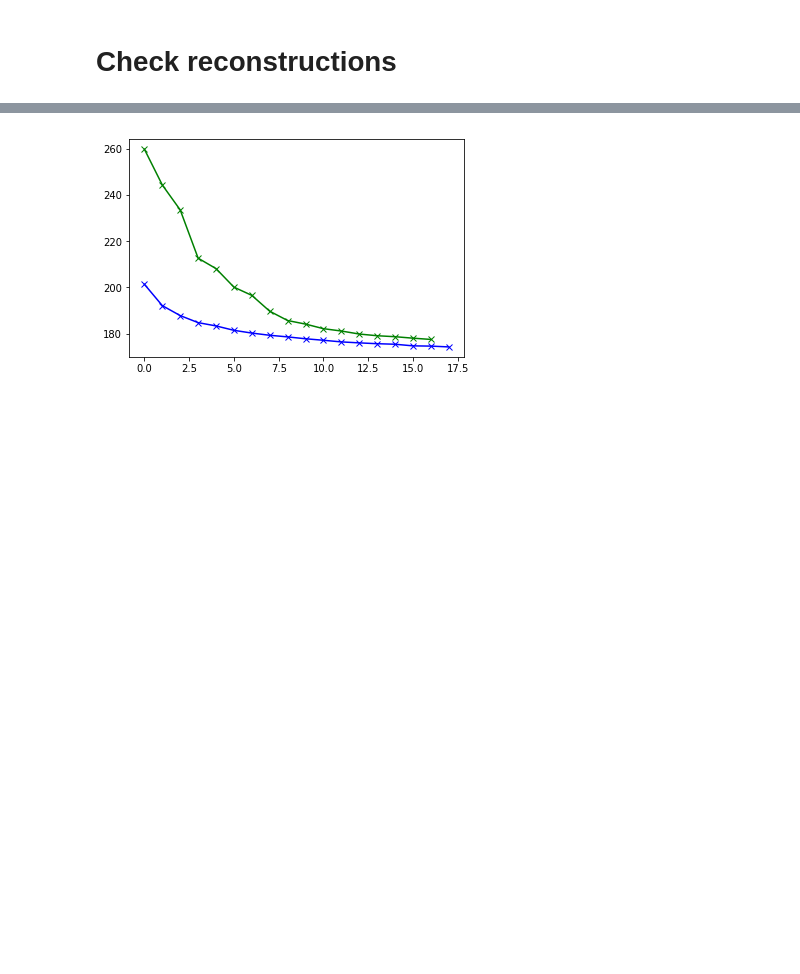
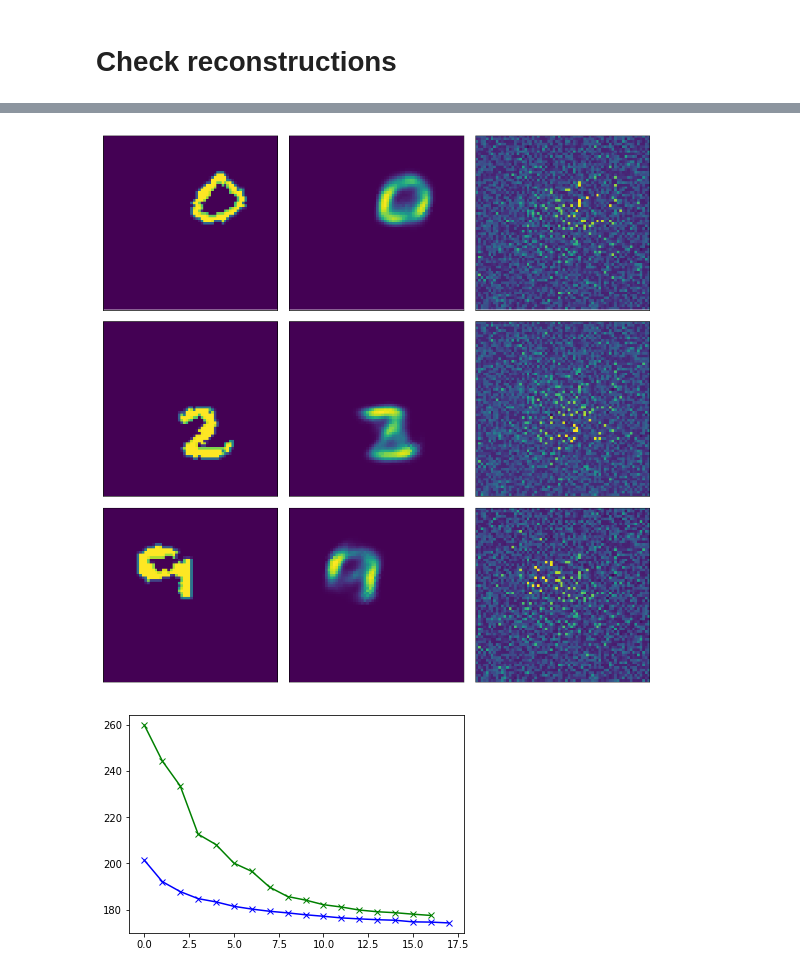
Before and after one commit to Runjing-Liu120/RaoBlackwellizedSGD, a Jupyter notebook: experiments/moving_mnist/MovingMnist_results.ipynb, the cells around one changed output, grey strips where cells are left out. Saved outputs shown, nothing was run; the diff lists cells and outputs as text; code cells hidden in the pictures; blank space fills up the shorter version.

```diff
--- a/experiments/moving_mnist/MovingMnist_results.ipynb
+++ b/experiments/moving_mnist/MovingMnist_results.ipynb
@@ -182,3 +182,34 @@ for i in range(0, 10):
+# %%
+# figure for paper
+
+_, axarr = plt.subplots(3, 3, figsize=(12, 12))
+
+which_indx = [0, 6, 9]
+for i in range(0, 3):
+
+    # image and reconstruction
+    axarr[i, 0].matshow(image[which_indx[i], 0, :, :])
+    axarr[i, 0].get_xaxis().set_visible(False)
+    axarr[i, 0].get_yaxis().set_visible(False)
+
+    axarr[i, 1].matshow(recon_means[which_indx[i], 0, :, :].detach())
+    axarr[i, 1].get_xaxis().set_visible(False)
+    axarr[i, 1].get_yaxis().set_visible(False)
+
+
+    # location distributions
+    axarr[i, 2].matshow(log_pixel_probs[which_indx[i], :].view(68, 68).detach())
+    axarr[i, 2].get_xaxis().set_visible(False)
+    axarr[i, 2].get_yaxis().set_visible(False)
+
+
+    # map location
+#     loc_plots[i, 0, map_pixel_2d[i, 1], map_pixel_2d[i, 0]] = 1
+#     axarr[3].matshow(loc_plots[i, 0, :, :])
+
+plt.tight_layout()
+# %% [output]
+[figure, added]
 # %%
 batch_losses_rb = np.load('./mnist_vae_results/moving_mnist_vae_topk5_batch_losses.npy')
 # %%
```
Also changed, not shown: parts of 4 cells of this notebook, 7 other files.
